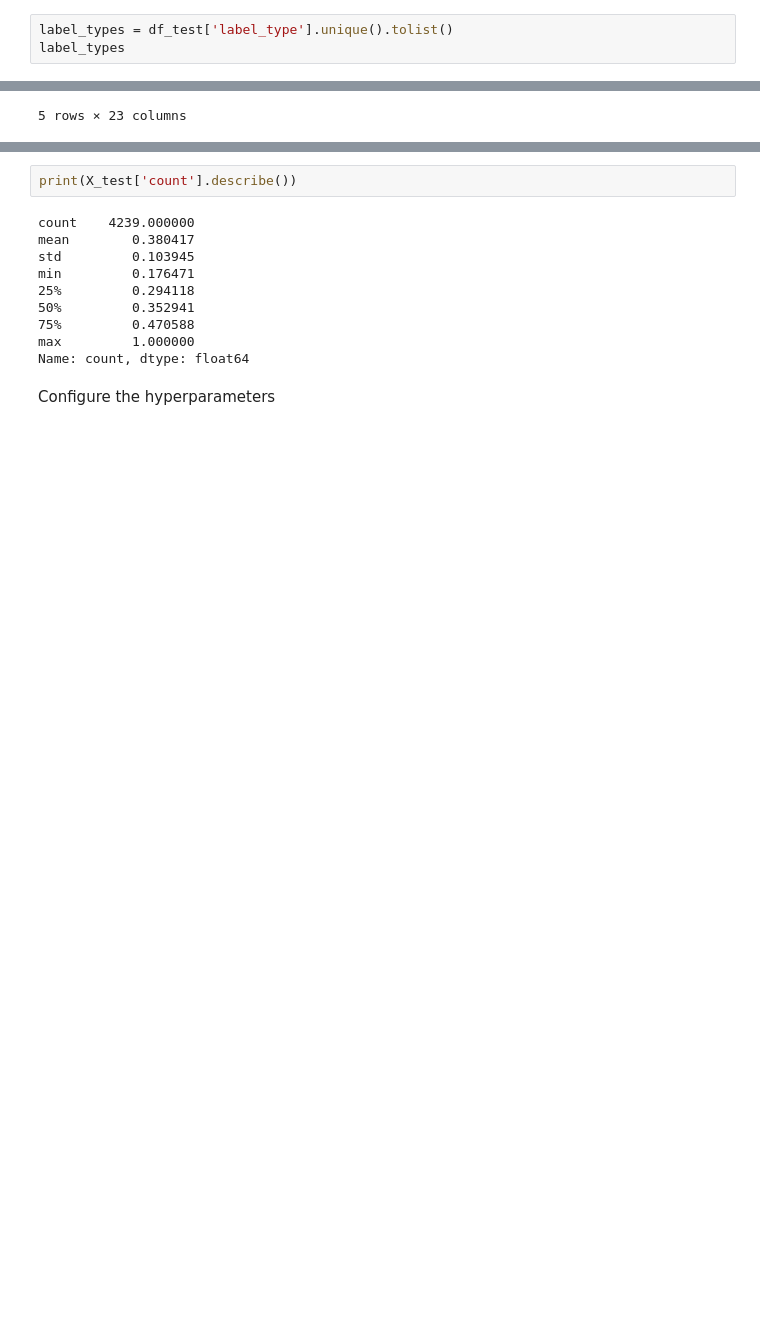
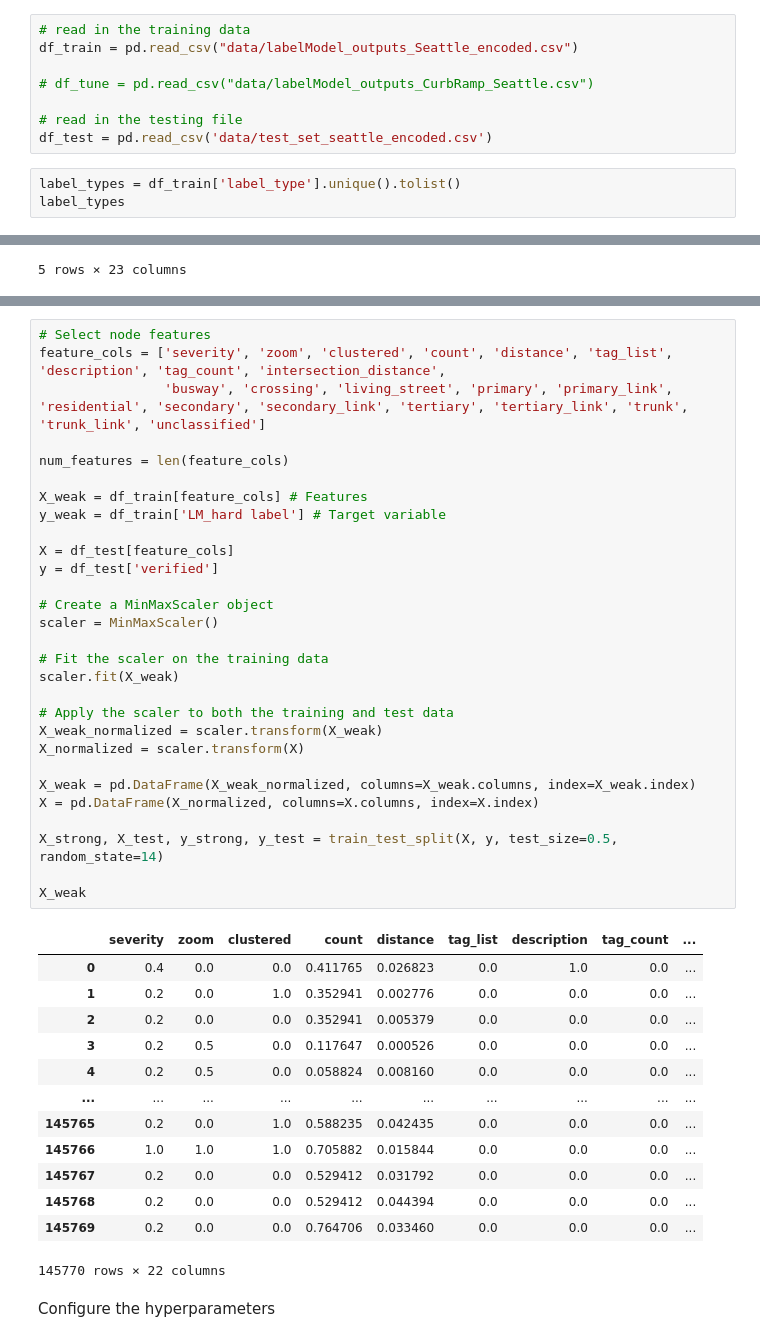
Before and after one commit to crescendochu/ML-project-sidewalk, a Jupyter notebook: seattle/MLP + Fine-tuning.ipynb, the cells around one changed output, grey strips where cells are left out. Saved outputs shown, nothing was run; the diff lists cells and outputs as text; blank space fills up the shorter version.

```diff
--- a/seattle/MLP + Fine-tuning.ipynb
+++ b/seattle/MLP + Fine-tuning.ipynb
@@ -48,4 +15,12 @@ df_test['way_type'] = df_test['way_type'].map(way_type_mapping)
+# %%
+# read in the training data
+df_train = pd.read_csv("data/labelModel_outputs_Seattle_encoded.csv")
+
+# df_tune = pd.read_csv("data/labelModel_outputs_CurbRamp_Seattle.csv")
+
+# read in the testing file
+df_test = pd.read_csv('data/test_set_seattle_encoded.csv')
 # %%
-label_types = df_test['label_type'].unique().tolist()
+label_types = df_train['label_type'].unique().tolist()
 label_types
 # %% [output]
@@ -113,15 +47,46 @@ X_train
-# %%
-print(X_test['count'].describe())
-# %% [output]
-count    4239.000000
-mean        0.380417
-std         0.103945
-min         0.176471
-25%         0.294118
-50%         0.352941
-75%         0.470588
-max         1.000000
-Name: count, dtype: float64
+# %%
+# Select node features
+feature_cols = ['severity', 'zoom', 'clustered', 'count', 'distance', 'tag_list', 'description', 'tag_count', 'intersection_distance',
+                'busway', 'crossing', 'living_street', 'primary', 'primary_link', 'residential', 'secondary', 'secondary_link', 'tertiary', 'tertiary_link', 'trunk', 'trunk_link', 'unclassified']
+
+num_features = len(feature_cols)
+
+X_weak = df_train[feature_cols] # Features
+y_weak = df_train['LM_hard label'] # Target variable
+
+X = df_test[feature_cols]
+y = df_test['verified']
+
+# Create a MinMaxScaler object
+scaler = MinMaxScaler()
+
+# Fit the scaler on the training data
+scaler.fit(X_weak)
+
+# Apply the scaler to both the training and test data
+X_weak_normalized = scaler.transform(X_weak)
+X_normalized = scaler.transform(X)
+
+X_weak = pd.DataFrame(X_weak_normalized, columns=X_weak.columns, index=X_weak.index)
+X = pd.DataFrame(X_normalized, columns=X.columns, index=X.index)
+
+X_strong, X_test, y_strong, y_test = train_test_split(X, y, test_size=0.5, random_state=14)
+
+X_weak
+# %% [output]
+|  | severity | zoom | clustered | count | distance | tag_list | description | tag_count | ... |
+| 0 | 0.4 | 0.0 | 0.0 | 0.411765 | 0.026823 | 0.0 | 1.0 | 0.0 | ... |
+| 1 | 0.2 | 0.0 | 1.0 | 0.352941 | 0.002776 | 0.0 | 0.0 | 0.0 | ... |
+| 2 | 0.2 | 0.0 | 0.0 | 0.352941 | 0.005379 | 0.0 | 0.0 | 0.0 | ... |
+| 3 | 0.2 | 0.5 | 0.0 | 0.117647 | 0.000526 | 0.0 | 0.0 | 0.0 | ... |
+| 4 | 0.2 | 0.5 | 0.0 | 0.058824 | 0.008160 | 0.0 | 0.0 | 0.0 | ... |
+| ... | ... | ... | ... | ... | ... | ... | ... | ... | ... |
+| 145765 | 0.2 | 0.0 | 1.0 | 0.588235 | 0.042435 | 0.0 | 0.0 | 0.0 | ... |
+| 145766 | 1.0 | 1.0 | 1.0 | 0.705882 | 0.015844 | 0.0 | 0.0 | 0.0 | ... |
+| 145767 | 0.2 | 0.0 | 0.0 | 0.529412 | 0.031792 | 0.0 | 0.0 | 0.0 | ... |
+| 145768 | 0.2 | 0.0 | 0.0 | 0.529412 | 0.044394 | 0.0 | 0.0 | 0.0 | ... |
+| 145769 | 0.2 | 0.0 | 0.0 | 0.764706 | 0.033460 | 0.0 | 0.0 | 0.0 | ... |
+145770 rows × 22 columns
 # %% [markdown]
 Configure the hyperparameters
 # %%
```
Also changed, not shown: parts of 12 cells of this notebook.
